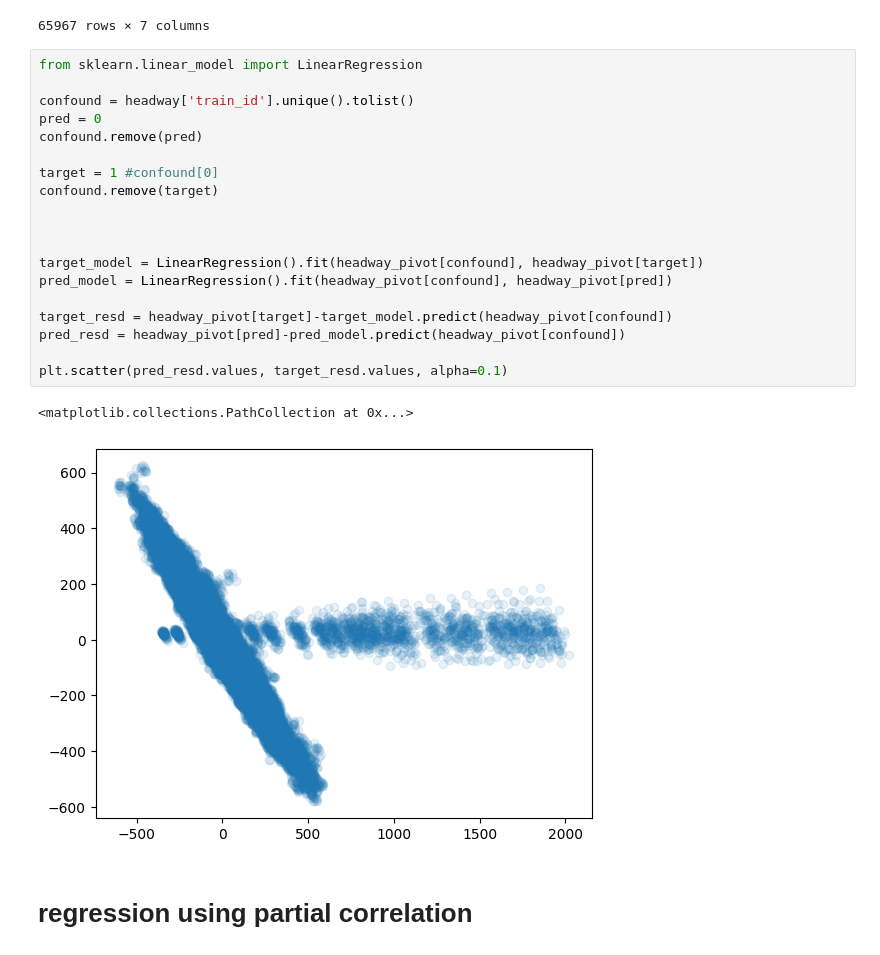
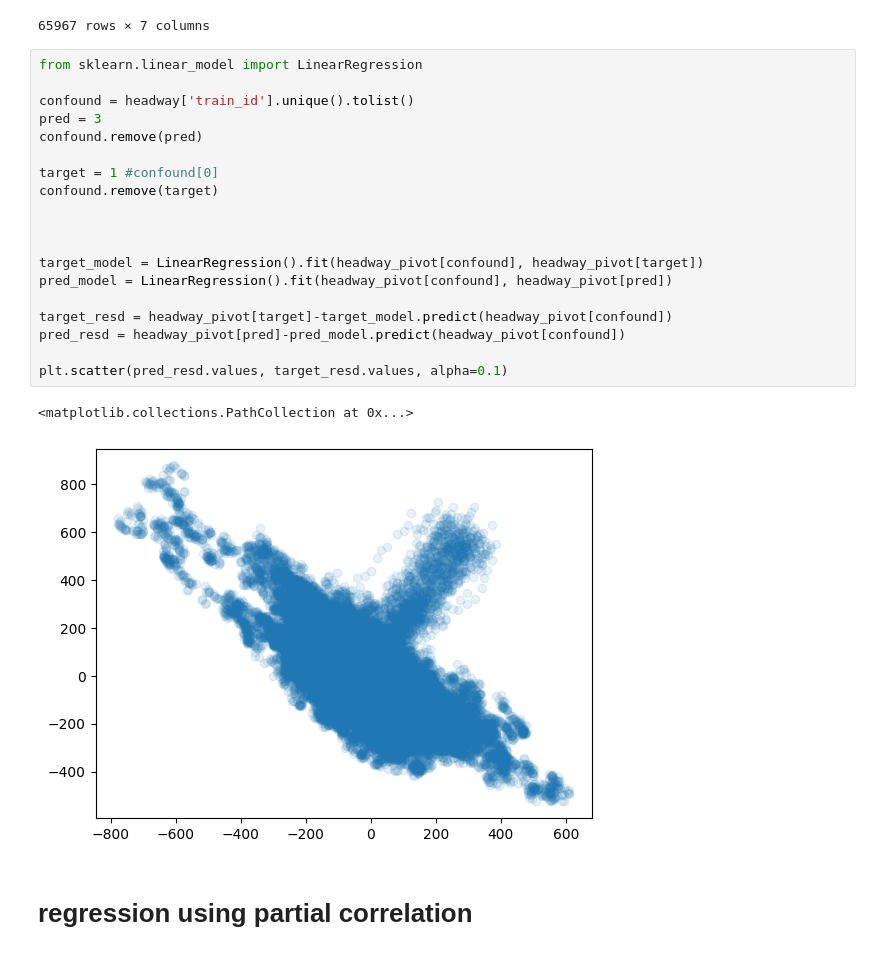
Before and after one commit to peppy-senpai/MBTA, a Jupyter notebook: code/blue_line_delay_analysis.ipynb, the cells around one changed output. Drawn from its saved outputs; the diff is of its cells as text.

```diff
--- a/code/blue_line_delay_analysis.ipynb
+++ b/code/blue_line_delay_analysis.ipynb
@@ -98,25 +98,25 @@ headway_pivot
 # %%
 from sklearn.linear_model import LinearRegression
 
 confound = headway['train_id'].unique().tolist()
-pred = 0
+pred = 3
 confound.remove(pred)
 
 target = 1 #confound[0]
 confound.remove(target)
 
 
 
 target_model = LinearRegression().fit(headway_pivot[confound], headway_pivot[target])
 pred_model = LinearRegression().fit(headway_pivot[confound], headway_pivot[pred])
 
 target_resd = headway_pivot[target]-target_model.predict(headway_pivot[confound])
 pred_resd = headway_pivot[pred]-pred_model.predict(headway_pivot[confound])
 
 plt.scatter(pred_resd.values, target_resd.values, alpha=0.1)
 # %% [output]
 <matplotlib.collections.PathCollection at 0x...>
-[figure, old version]
+[figure, new version]
 # %% [markdown]
 # regression using partial correlation
 # %%
```
Also changed, not shown: parts of 9 cells of this notebook, 5 other files.
